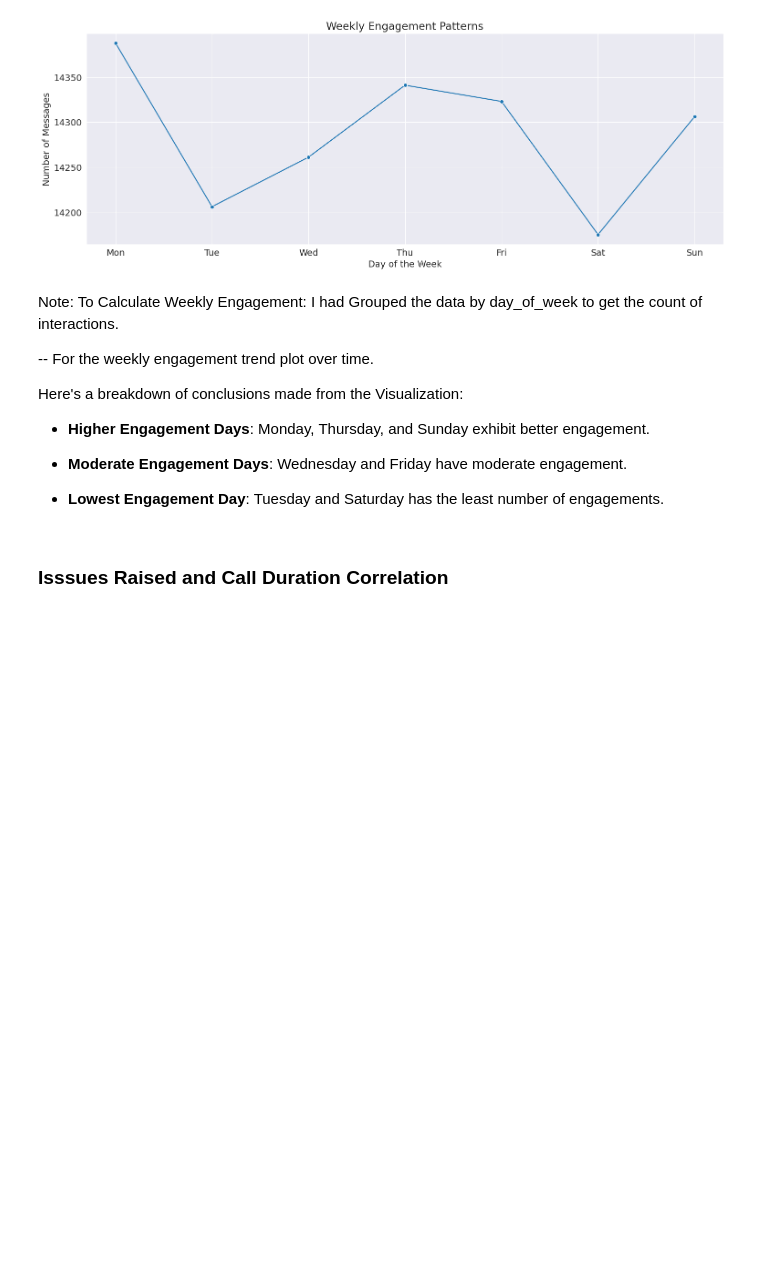
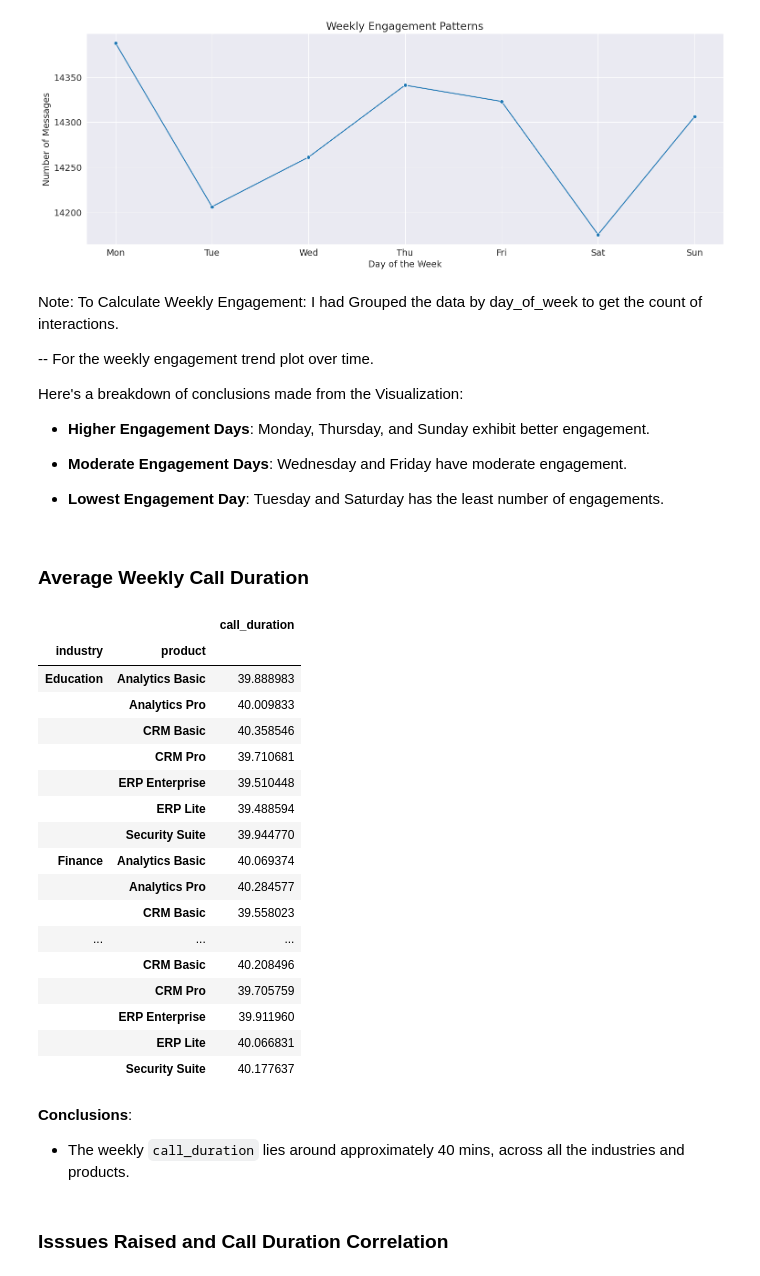
Before and after one commit to nikitaprasad21/User-Engagement-and-Churn-Analysis, a Jupyter notebook: Churn-Case-Study-2/Nikita_Prasad__technova_case_study.ipynb, the cells around one changed output. Cells and saved outputs as stored; diff of their text form; code cells hidden in the pictures; blank space fills up the shorter version.

```diff
--- a/Churn-Case-Study-2/Nikita_Prasad__technova_case_study.ipynb
+++ b/Churn-Case-Study-2/Nikita_Prasad__technova_case_study.ipynb
@@ -327,6 +327,34 @@ Wednesday and Friday have moderate engagement.
 
 * **Lowest Engagement Day**:
 Tuesday and Saturday has the least number of engagements.
+# %% [markdown]
+### Average Weekly Call Duration
+# %%
+# Using `.pivot_table` for weekly analysis between "industry", "product" and 'call_duration'
+cleaned_data.pivot_table(index=["industry",	"product"], values='call_duration', aggfunc='mean')
+# %% [output]
+|  |  | call_duration |
+| industry | product |  |
+| Education | Analytics Basic | 39.888983 |
+|  | Analytics Pro | 40.009833 |
+|  | CRM Basic | 40.358546 |
+|  | CRM Pro | 39.710681 |
+|  | ERP Enterprise | 39.510448 |
+|  | ERP Lite | 39.488594 |
+|  | Security Suite | 39.944770 |
+| Finance | Analytics Basic | 40.069374 |
+|  | Analytics Pro | 40.284577 |
+|  | CRM Basic | 39.558023 |
+| ... | ... | ... |
+|  | CRM Basic | 40.208496 |
+|  | CRM Pro | 39.705759 |
+|  | ERP Enterprise | 39.911960 |
+|  | ERP Lite | 40.066831 |
+|  | Security Suite | 40.177637 |
+# %% [markdown]
+**Conclusions**:
+
+*  The weekly `call_duration` lies around approximately 40 mins, across all the industries and products.
 # %% [markdown]
 ### Isssues Raised and Call Duration Correlation
 # %%
```
Also changed, not shown: parts of 2 cells of this notebook.
